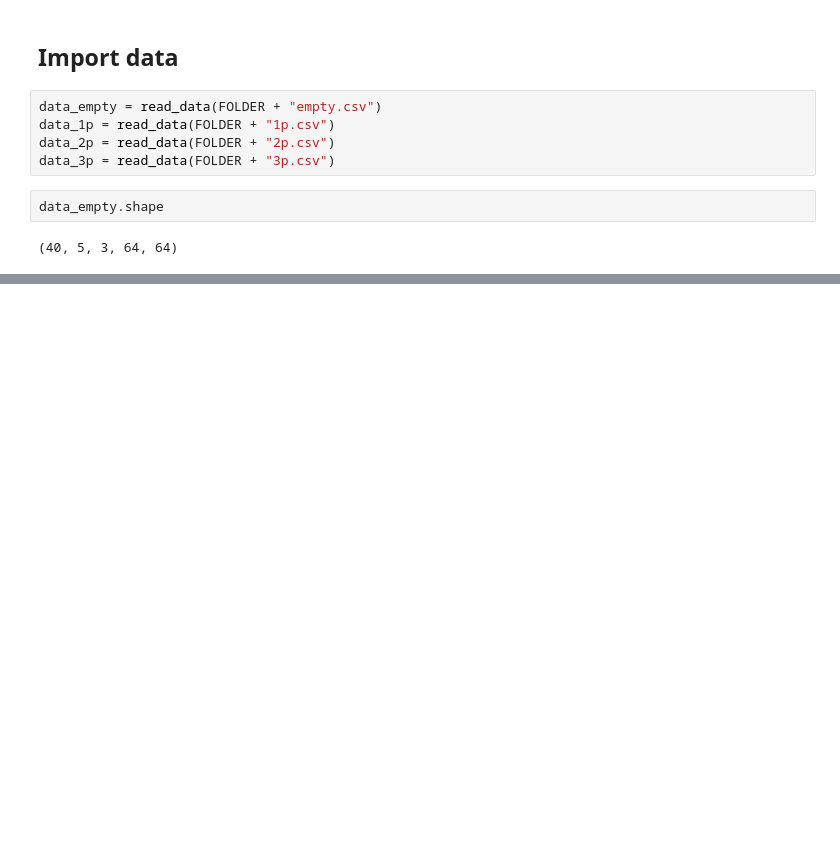
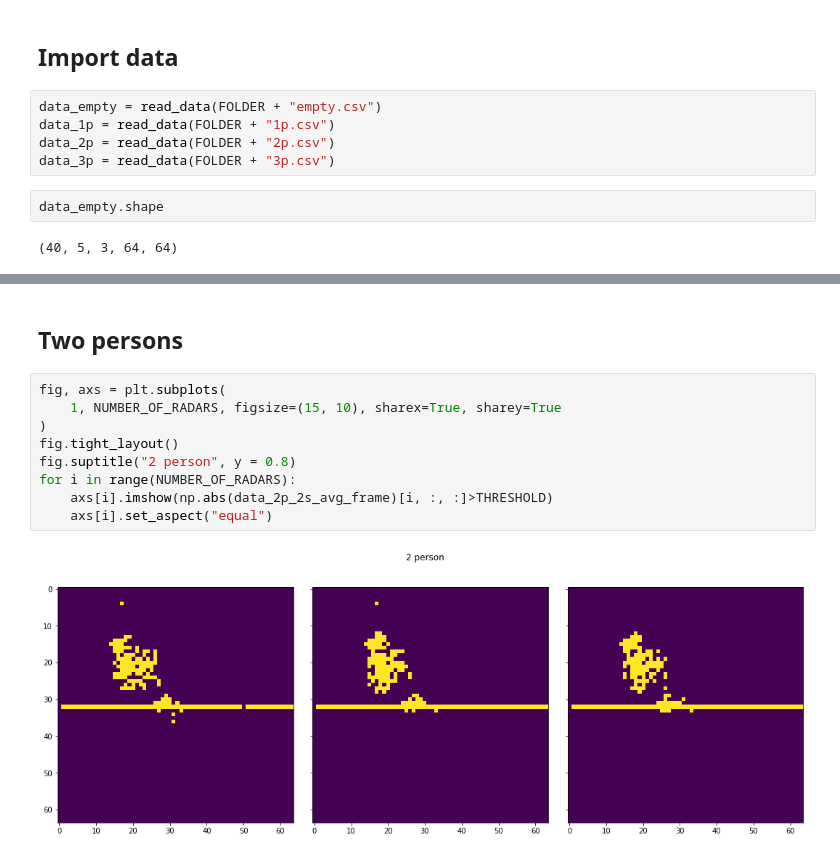
Before and after one commit to ml-lohi/hackathon-milan, a Jupyter notebook: submission/code/data_overlook.ipynb, the cells around one changed output, grey strips where cells are left out. Saved outputs shown, nothing was run; the diff lists cells and outputs as text; blank space fills up the shorter version.

```diff
--- a/submission/code/data_overlook.ipynb
+++ b/submission/code/data_overlook.ipynb
@@ -38,0 +85,13 @@ for i in range(NUMBER_OF_RADARS):
+# %% [markdown]
+## Two persons
+# %%
+fig, axs = plt.subplots(
+    1, NUMBER_OF_RADARS, figsize=(15, 10), sharex=True, sharey=True
+)
+fig.tight_layout()
+fig.suptitle("2 person", y = 0.8)
+for i in range(NUMBER_OF_RADARS):
+    axs[i].imshow(np.abs(data_2p_2s_avg_frame)[i, :, :]>THRESHOLD)
+    axs[i].set_aspect("equal")
+# %% [output]
+[figure, added]
```
Also changed, not shown: parts of 9 cells of this notebook.
